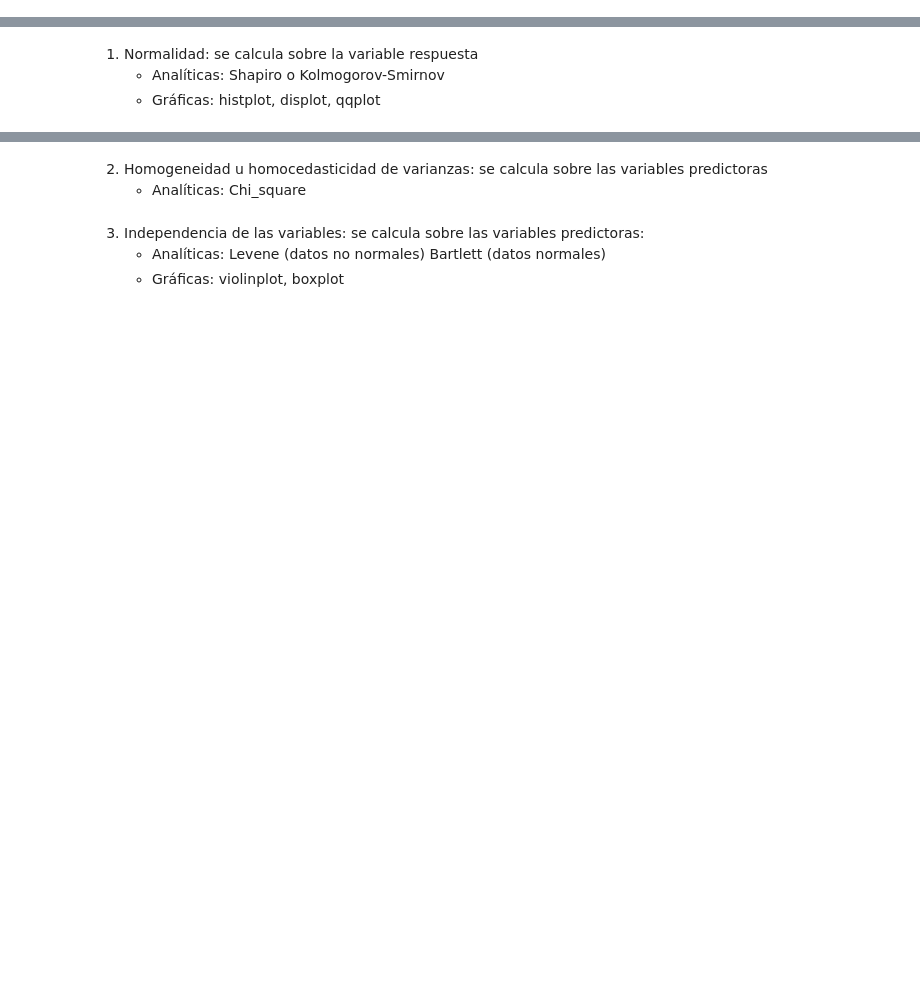
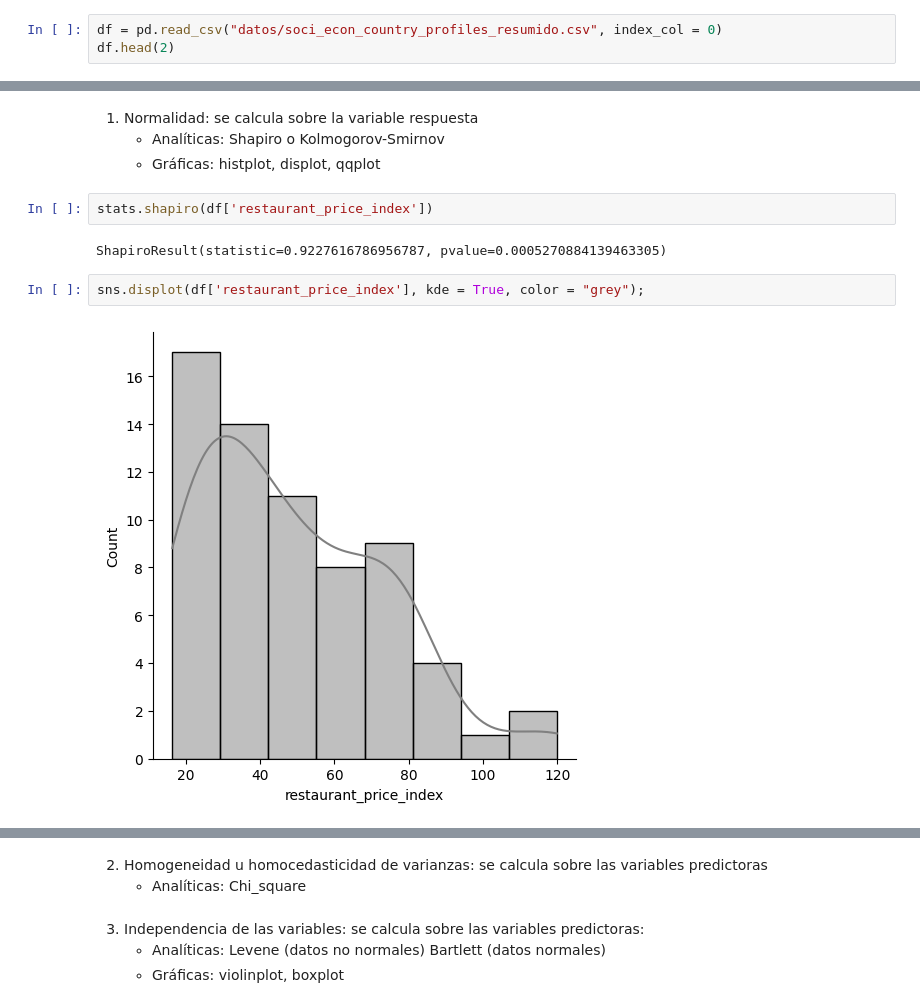
Before and after one commit to Adalab/promo-d-da-modulo3-sprint1-laura-maitane, a Jupyter notebook: regresion-lineal/reg-lin-4-asunciones.ipynb, the cells around one changed output, grey strips where cells are left out. Saved outputs shown, nothing was run; the diff lists cells and outputs as text; blank space fills up the shorter version.

```diff
--- a/regresion-lineal/reg-lin-4-asunciones.ipynb
+++ b/regresion-lineal/reg-lin-4-asunciones.ipynb
@@ -32 +37,4 @@ from sklearn.preprocessing import RobustScaler
 pd.options.display.max_columns = None
+# %%
+df = pd.read_csv("datos/soci_econ_country_profiles_resumido.csv", index_col = 0)
+df.head(2)
@@ -34,3 +66,11 @@ pd.options.display.max_columns = None
 1. Normalidad: se calcula sobre la variable respuesta
    - Analíticas: Shapiro o Kolmogorov-Smirnov
    - Gráficas: histplot, displot, qqplot
+# %%
+stats.shapiro(df['restaurant_price_index'])
+# %% [output]
+ShapiroResult(statistic=0.9227616786956787, pvalue=0.0005270884139463305)
+# %%
+sns.displot(df['restaurant_price_index'], kde = True, color = "grey");
+# %% [output]
+[figure, added]
```
Also changed, not shown: parts of 5 cells of this notebook, 3 other files.
